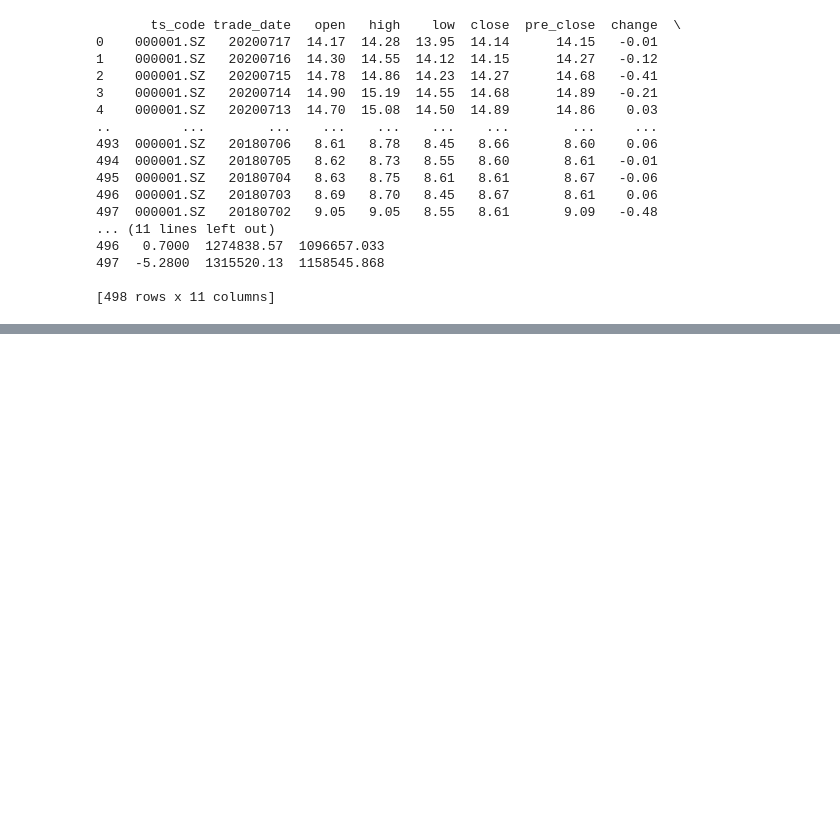
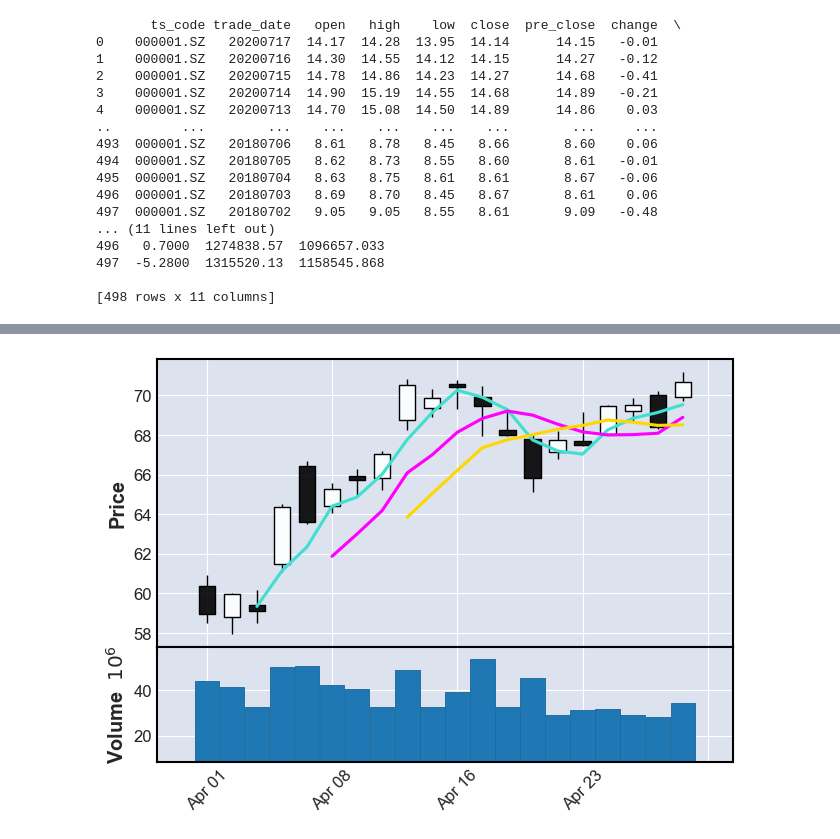
Before and after one commit to superMC5657/jrxy_python_course, a Jupyter notebook: DataSession/API_and_Data_Retrieval.ipynb, the cells around one changed output, grey strips where cells are left out. Cells and saved outputs as stored; diff of their text form; code cells hidden in the pictures; blank space fills up the shorter version.

```diff
--- a/DataSession/API_and_Data_Retrieval.ipynb
+++ b/DataSession/API_and_Data_Retrieval.ipynb
@@ -297,0 +453,12 @@ print(df)
+# %%
+import akshare as ak
+import mplfinance as mpf  # Please install mplfinance as follows: pip install mplfinance
+
+stock_us_daily_df = ak.stock_us_daily(symbol="AAPL", adjust="qfq")
+stock_us_daily_df = stock_us_daily_df[["open", "high", "low", "close", "volume"]]
+stock_us_daily_df.columns = ["Open", "High", "Low", "Close", "Volume"]
+stock_us_daily_df.index.name = "Date"
+stock_us_daily_df = stock_us_daily_df["2020-04-01": "2020-04-29"]
+mpf.plot(stock_us_daily_df, type='candle', mav=(3, 6, 9), volume=True, show_nontrading=False)
+# %% [output]
+[figure, added]
```
Also changed, not shown: parts of 40 cells of this notebook.
